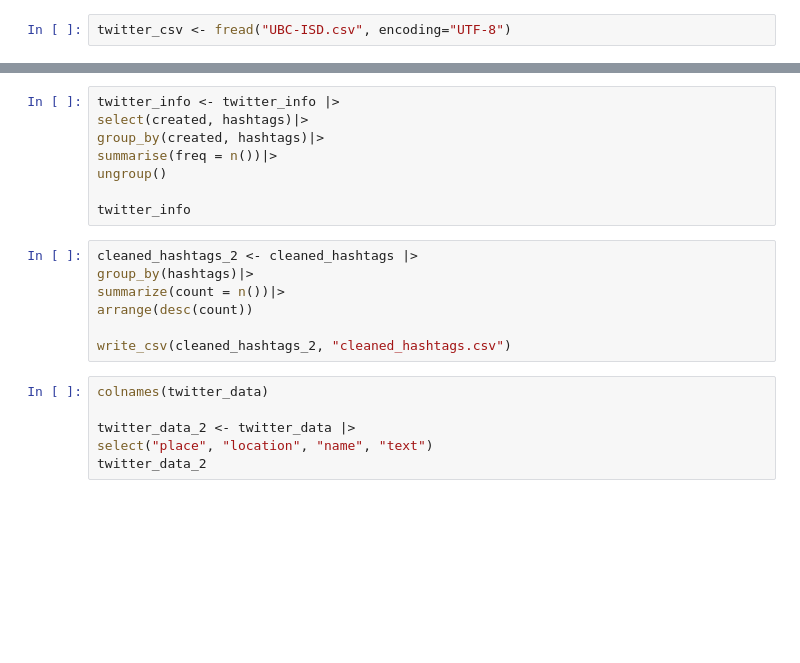
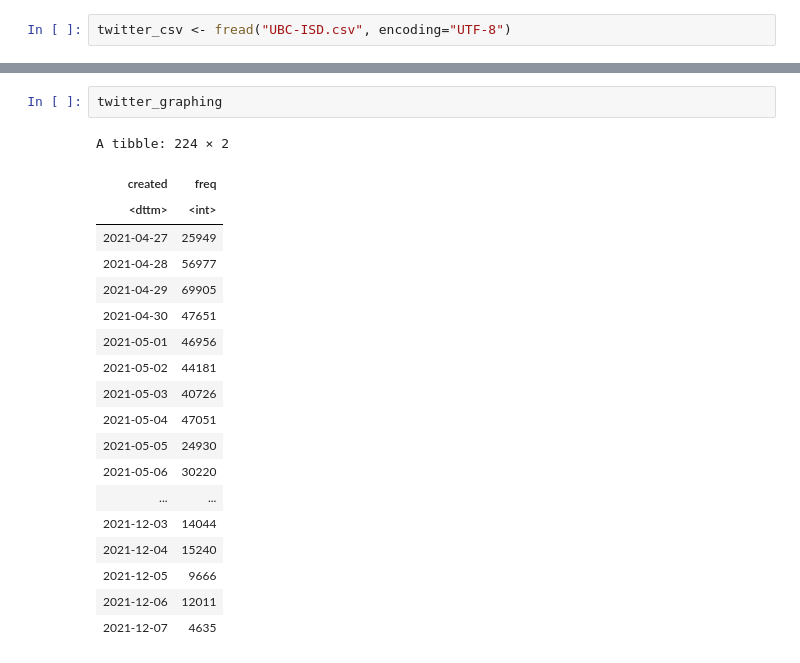
Before and after one commit to Irene-Berezin/tweets, a Jupyter notebook: dictionary.ipynb, the cells around one changed output, grey strips where cells are left out. Saved outputs shown, nothing was run; the diff lists cells and outputs as text; blank space fills up the shorter version.

```diff
--- a/dictionary.ipynb
+++ b/dictionary.ipynb
@@ -88,21 +147,22 @@ A tibble: 2324424 × 6
-# %%
-twitter_info <- twitter_info |>
-select(created, hashtags)|>
-group_by(created, hashtags)|>
-summarise(freq = n())|>
-ungroup()
-
-twitter_info
-# %%
-cleaned_hashtags_2 <- cleaned_hashtags |>
-group_by(hashtags)|>
-summarize(count = n())|>
-arrange(desc(count))
-
-write_csv(cleaned_hashtags_2, "cleaned_hashtags.csv")
-# %%
-colnames(twitter_data)
-
-twitter_data_2 <- twitter_data |>
-select("place", "location", "name", "text")
-twitter_data_2
+# %%
+twitter_graphing
+# %% [output]
+A tibble: 224 × 2
+| created | freq |
+| <dttm> | <int> |
+| 2021-04-27 | 25949 |
+| 2021-04-28 | 56977 |
+| 2021-04-29 | 69905 |
+| 2021-04-30 | 47651 |
+| 2021-05-01 | 46956 |
+| 2021-05-02 | 44181 |
+| 2021-05-03 | 40726 |
+| 2021-05-04 | 47051 |
+| 2021-05-05 | 24930 |
+| 2021-05-06 | 30220 |
+| ... | ... |
+| 2021-12-03 | 14044 |
+| 2021-12-04 | 15240 |
+| 2021-12-05 | 9666 |
+| 2021-12-06 | 12011 |
+| 2021-12-07 | 4635 |
```
Also changed, not shown: parts of 20 cells of this notebook, 8 other files.
